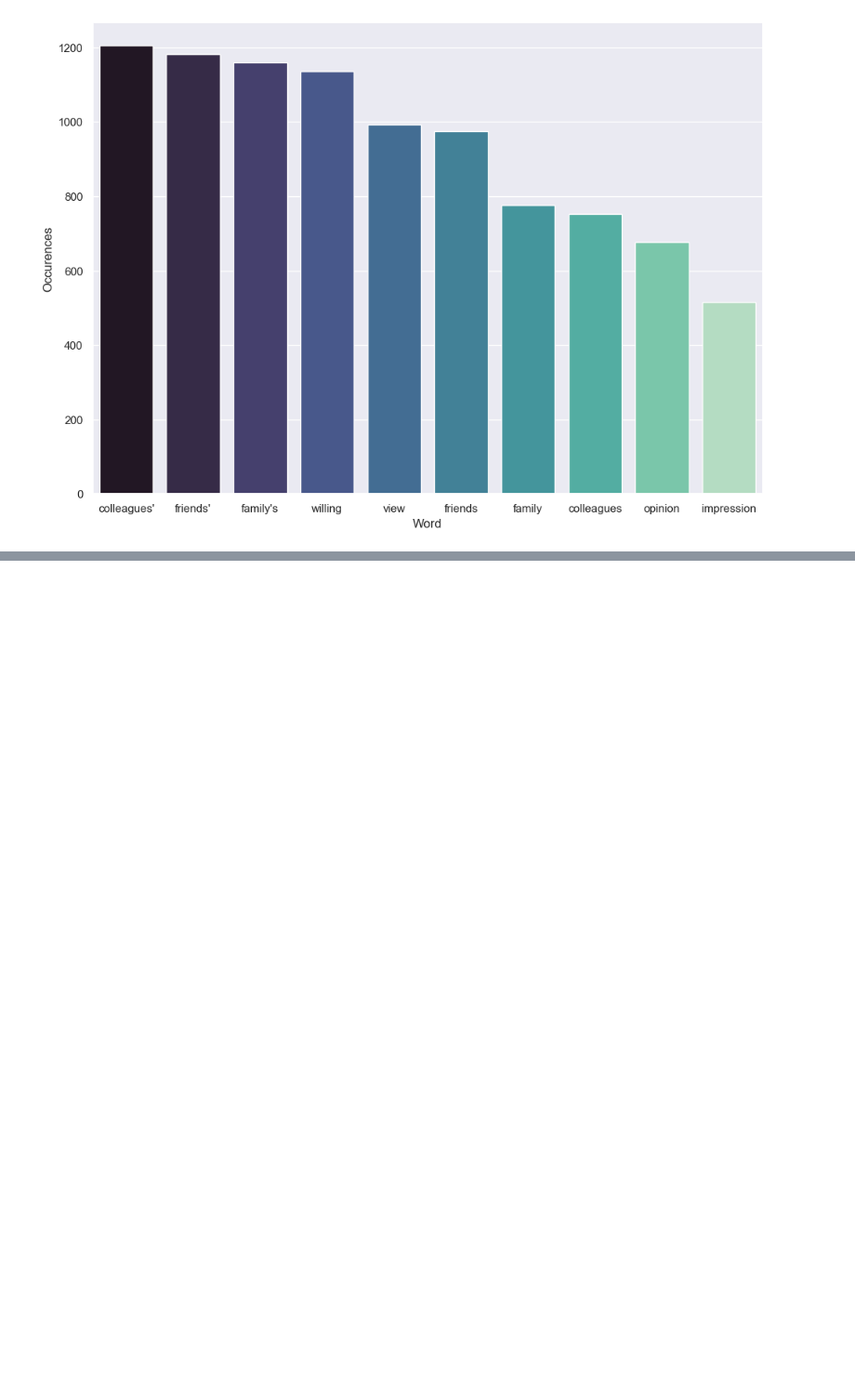
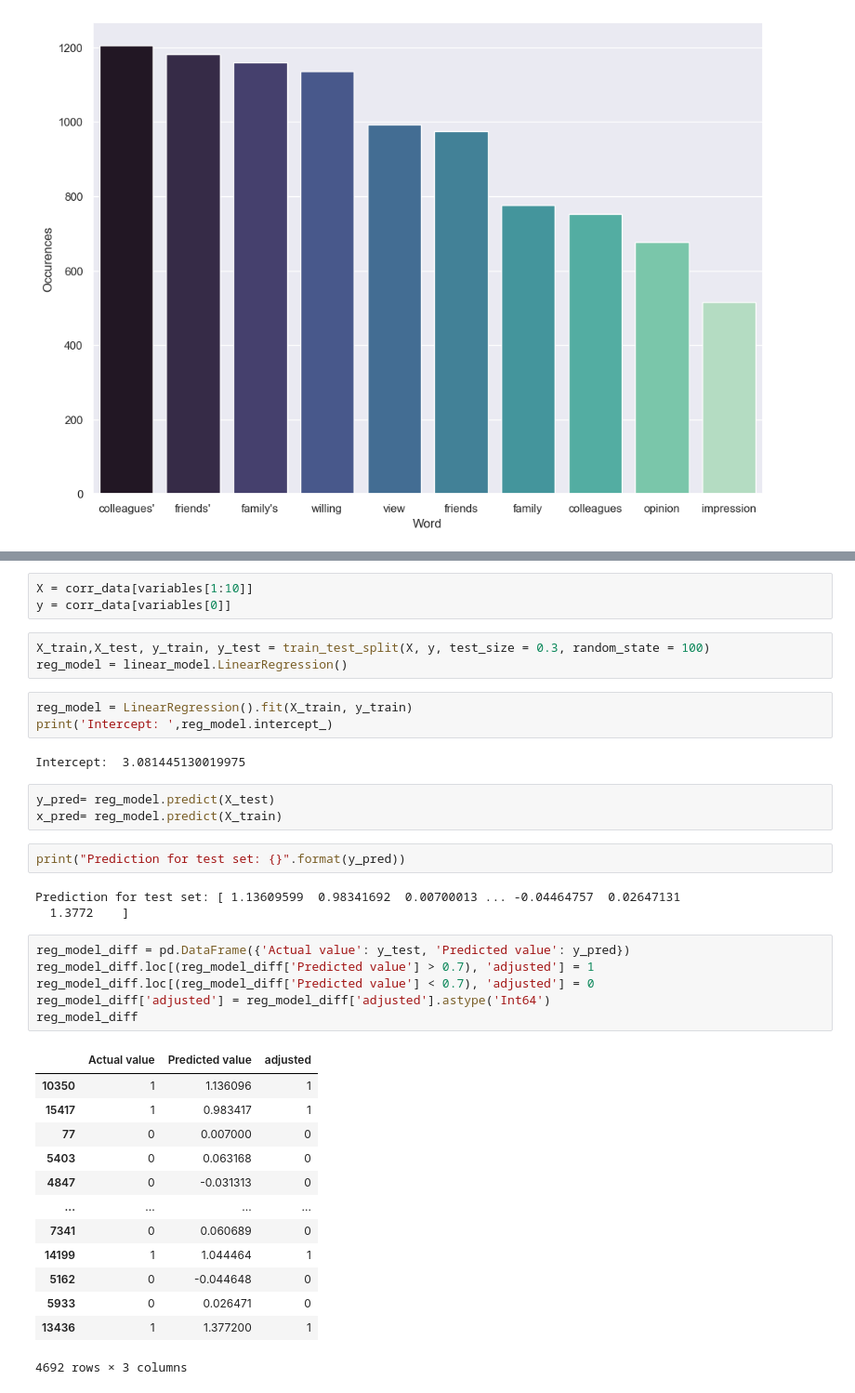
Before and after one commit to SPennyh/TikTok-User-Reports, a Jupyter notebook: tiktok_analysis.ipynb, the cells around one changed output, grey strips where cells are left out. Shown: that part at 93% size. Saved outputs shown, nothing was run; the diff lists cells and outputs as text; blank space fills up the shorter version.

```diff
--- a/tiktok_analysis.ipynb
+++ b/tiktok_analysis.ipynb
@@ -70,0 +186,39 @@ Image("tiktok_dashboard.png")
+# %%
+X = corr_data[variables[1:10]]
+y = corr_data[variables[0]]
+# %%
+X_train,X_test, y_train, y_test = train_test_split(X, y, test_size = 0.3, random_state = 100)
+reg_model = linear_model.LinearRegression()
+# %%
+reg_model = LinearRegression().fit(X_train, y_train)
+print('Intercept: ',reg_model.intercept_)
+# %% [output]
+Intercept:  3.081445130019975
+# %%
+y_pred= reg_model.predict(X_test)
+x_pred= reg_model.predict(X_train)
+# %%
+print("Prediction for test set: {}".format(y_pred))
+# %% [output]
+Prediction for test set: [ 1.13609599  0.98341692  0.00700013 ... -0.04464757  0.02647131
+  1.3772    ]
+# %%
+reg_model_diff = pd.DataFrame({'Actual value': y_test, 'Predicted value': y_pred})
+reg_model_diff.loc[(reg_model_diff['Predicted value'] > 0.7), 'adjusted'] = 1
+reg_model_diff.loc[(reg_model_diff['Predicted value'] < 0.7), 'adjusted'] = 0
+reg_model_diff['adjusted'] = reg_model_diff['adjusted'].astype('Int64')
+reg_model_diff
+# %% [output]
+|  | Actual value | Predicted value | adjusted |
+| 10350 | 1 | 1.136096 | 1 |
+| 15417 | 1 | 0.983417 | 1 |
+| 77 | 0 | 0.007000 | 0 |
+| 5403 | 0 | 0.063168 | 0 |
+| 4847 | 0 | -0.031313 | 0 |
+| ... | ... | ... | ... |
+| 7341 | 0 | 0.060689 | 0 |
+| 14199 | 1 | 1.044464 | 1 |
+| 5162 | 0 | -0.044648 | 0 |
+| 5933 | 0 | 0.026471 | 0 |
+| 13436 | 1 | 1.377200 | 1 |
+4692 rows × 3 columns
```
Also changed, not shown: parts of 26 cells of this notebook, 2 other files.
